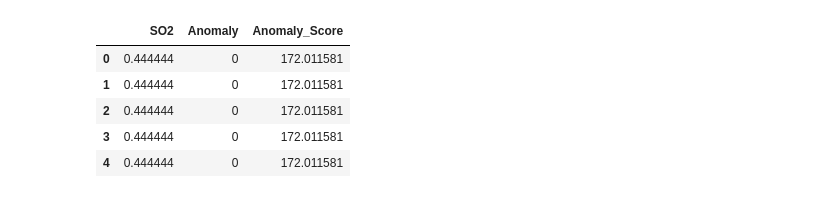
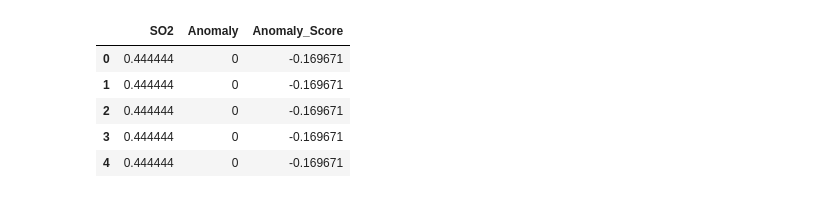
Before and after one commit to Yanghojun/Juneer_deeplearning_cookbook, a Jupyter notebook: evaluate_pycaret.ipynb, the cells around one changed output. Saved outputs shown, nothing was run; the diff lists cells and outputs as text; code cells hidden in the pictures.

Commit message:
Update Readme & evaluate_pycaret.ipynb file

```diff
--- a/evaluate_pycaret.ipynb
+++ b/evaluate_pycaret.ipynb
@@ -9,15 +9,22 @@ import plotly.graph_objects as go
 import plotly.express as px
 from sklearn.metrics import classification_report
 # %%
-ele_name = 'CO'
+ele_name = 'SO2'
 size = 320
 
-with gzip.open('./data/NIER_dataset/pycaret_' + ele_name + '_' + str(size) + '_G' + '.pickle', 'rb') as f:
+# Fake Data를 사용하면 test 시에도 fake data가 관여하므로 사용하지 말자
+# with gzip.open('./data/NIER_dataset/pycaret_' + ele_name + '_' + str(size) + '_G' + '.pickle', 'rb') as f:
+#     data = pickle.load(f)
+
+# pycaret 측정을 위해 정제된 데이터 로드
+with gzip.open('./data/NIER_dataset/pycaret_' + ele_name + '_' + str(size) + '.pickle', 'rb') as f:
     data = pickle.load(f)
 
+# pycaret result를 산출하여, 각 time index 별로 평가할 데이터와 비교하기 위해 데이터 로드
 with gzip.open('./data/NIER_dataset/super_MAIN.pickle') as f:
     train_data = pickle.load(f)
     ori_data = train_data
 
+# pycaret result는 111121 측정소를 기준으로 산출
 train_data = train_data[111121]
 train_data = train_data[ele_name]
@@ -104,14 +81,15 @@ max of anorm_code 1
 # %%
-iforest = create_model('svm', fraction=fraction_value)       # fraction은 outlier의 비율을 정함
+iforest = create_model('iforest', fraction=fraction_value)       # fraction은 outlier의 비율을 정함
+# iforest = create_model('iforest', fraction=fraction_value)       # fraction은 outlier의 비율을 정함
 iforest_result = assign_model(iforest)
 iforest_result.head()
 # %% [output]
 |  | SO2 | Anomaly | Anomaly_Score |
-| 0 | 0.444444 | 0 | 172.011581 |
-| 1 | 0.444444 | 0 | 172.011581 |
-| 2 | 0.444444 | 0 | 172.011581 |
-| 3 | 0.444444 | 0 | 172.011581 |
-| 4 | 0.444444 | 0 | 172.011581 |
+| 0 | 0.444444 | 0 | -0.169671 |
+| 1 | 0.444444 | 0 | -0.169671 |
+| 2 | 0.444444 | 0 | -0.169671 |
+| 3 | 0.444444 | 0 | -0.169671 |
+| 4 | 0.444444 | 0 | -0.169671 |
 # %%
 # plot value on y-axis and date on x-axis
 fig = px.line(iforest_result, x=iforest_result.index, y=ele_name, title='ENVIRONMENT - UNSUPERVISED ANOMALY DETECTION', template = 'plotly_dark')
```
Also changed, not shown: parts of 9 cells of this notebook, 4 other files.
